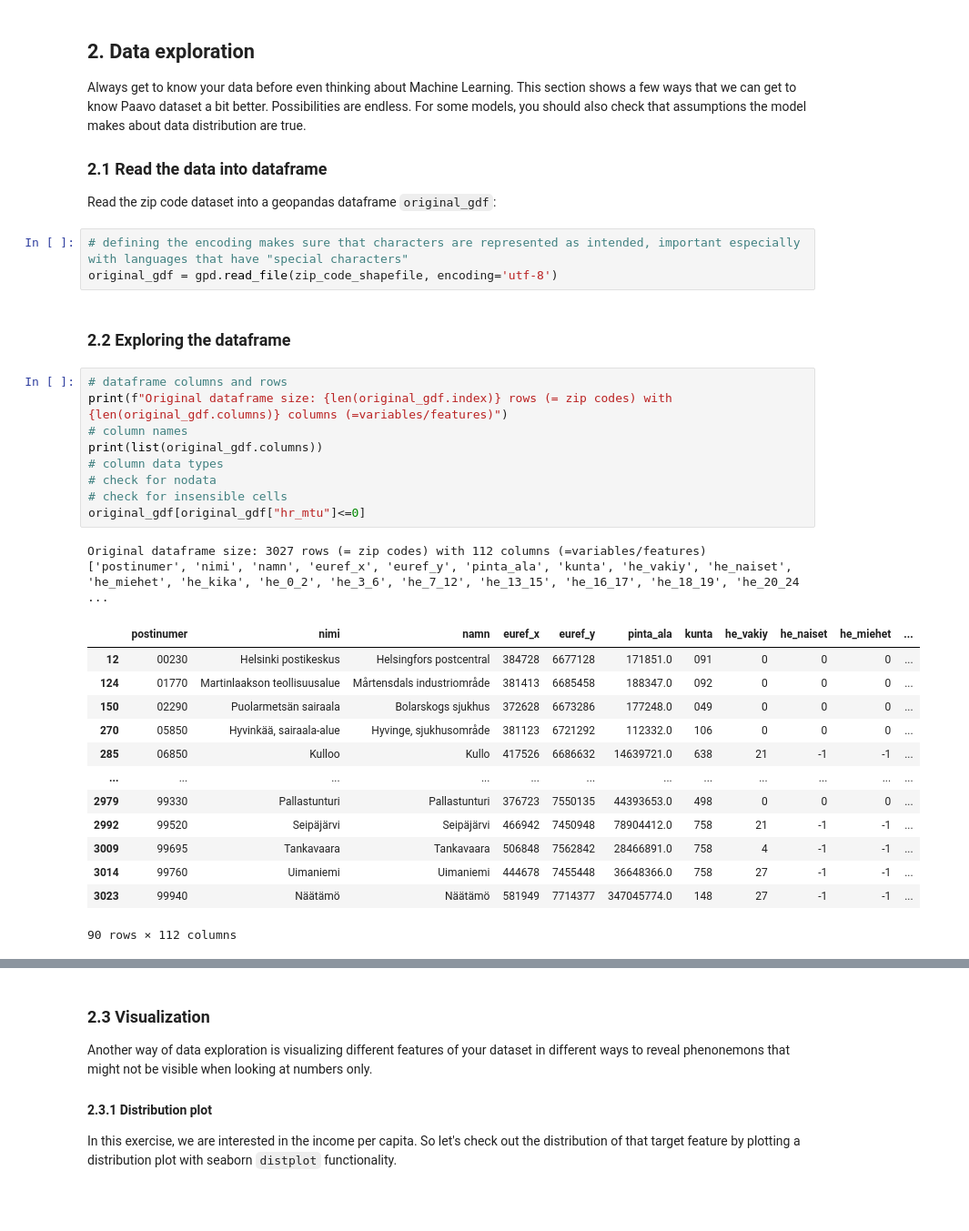
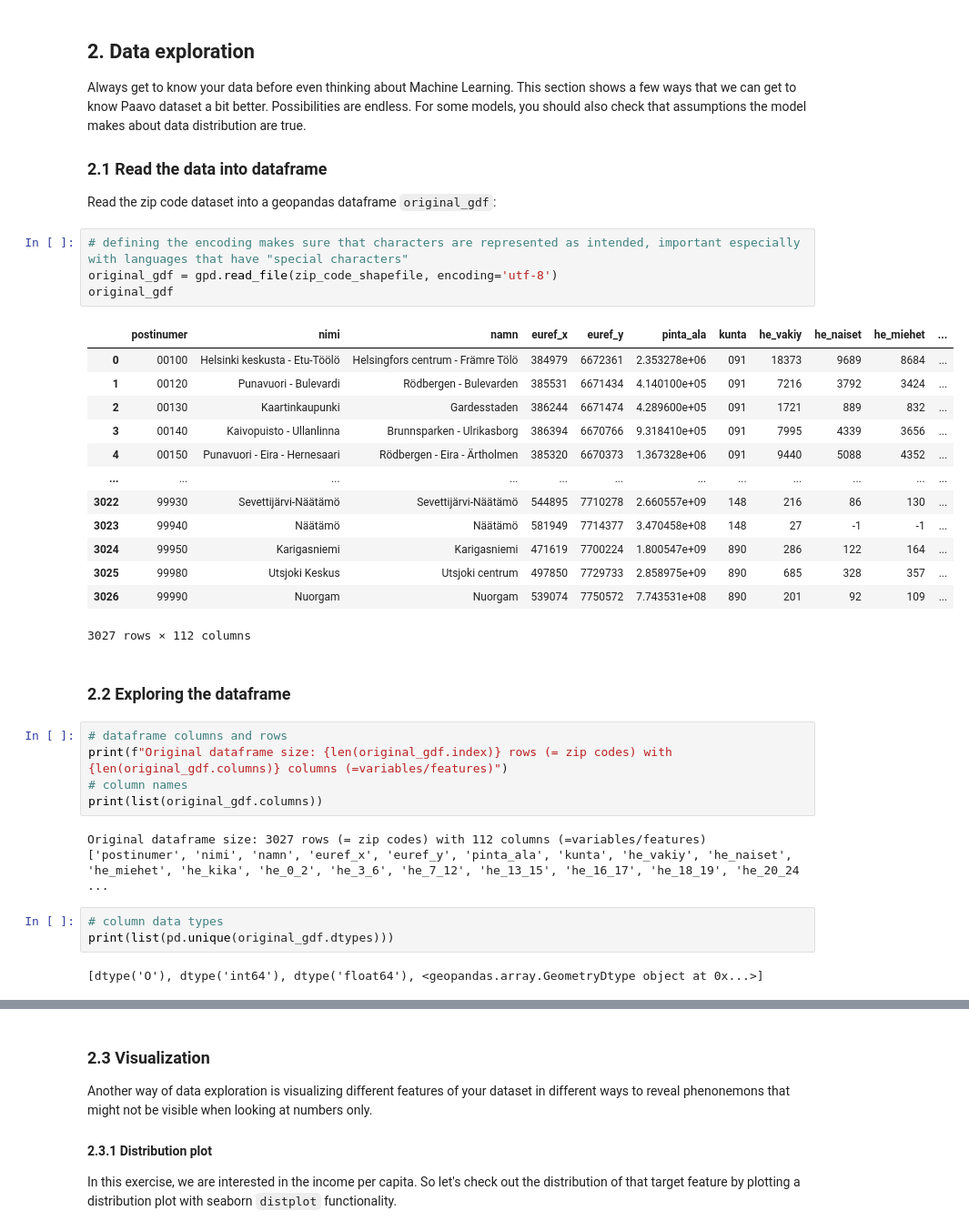
Before and after one commit to csc-training/GeoML, a Jupyter notebook: 02_vector_data_preparation/02_vector_preparation.ipynb, the cells around one changed output, grey strips where cells are left out. Shown at 91% size. Cells and saved outputs as stored; diff of their text form; blank space fills up the shorter version.

```diff
--- a/02_vector_data_preparation/02_vector_preparation.ipynb
+++ b/02_vector_data_preparation/02_vector_preparation.ipynb
@@ -203,6 +203,21 @@ Read the zip code dataset into a geopandas dataframe `original_gdf`:
 # %%
 # defining the encoding makes sure that characters are represented as intended, important especially with languages that have "special characters"
 original_gdf = gpd.read_file(zip_code_shapefile, encoding='utf-8')
+original_gdf
+# %% [output]
+|  | postinumer | nimi | namn | euref_x | euref_y | pinta_ala | kunta | he_vakiy | he_naiset | he_miehet | ... |
+| 0 | 00100 | Helsinki keskusta - Etu-Töölö | Helsingfors centrum - Främre Tölö | 384979 | 6672361 | 2.353278e+06 | 091 | 18373 | 9689 | 8684 | ... |
+| 1 | 00120 | Punavuori - Bulevardi | Rödbergen - Bulevarden | 385531 | 6671434 | 4.140100e+05 | 091 | 7216 | 3792 | 3424 | ... |
+| 2 | 00130 | Kaartinkaupunki | Gardesstaden | 386244 | 6671474 | 4.289600e+05 | 091 | 1721 | 889 | 832 | ... |
+| 3 | 00140 | Kaivopuisto - Ullanlinna | Brunnsparken - Ulrikasborg | 386394 | 6670766 | 9.318410e+05 | 091 | 7995 | 4339 | 3656 | ... |
+| 4 | 00150 | Punavuori - Eira - Hernesaari | Rödbergen - Eira - Ärtholmen | 385320 | 6670373 | 1.367328e+06 | 091 | 9440 | 5088 | 4352 | ... |
+| ... | ... | ... | ... | ... | ... | ... | ... | ... | ... | ... | ... |
+| 3022 | 99930 | Sevettijärvi-Näätämö | Sevettijärvi-Näätämö | 544895 | 7710278 | 2.660557e+09 | 148 | 216 | 86 | 130 | ... |
+| 3023 | 99940 | Näätämö | Näätämö | 581949 | 7714377 | 3.470458e+08 | 148 | 27 | -1 | -1 | ... |
+| 3024 | 99950 | Karigasniemi | Karigasniemi | 471619 | 7700224 | 1.800547e+09 | 890 | 286 | 122 | 164 | ... |
+| 3025 | 99980 | Utsjoki Keskus | Utsjoki centrum | 497850 | 7729733 | 2.858975e+09 | 890 | 685 | 328 | 357 | ... |
+| 3026 | 99990 | Nuorgam | Nuorgam | 539074 | 7750572 | 7.743531e+08 | 890 | 201 | 92 | 109 | ... |
+3027 rows × 112 columns
 # %% [markdown]
 ### 2.2 Exploring the dataframe
 # %%
@@ -210,23 +225,11 @@ original_gdf = gpd.read_file(zip_code_shapefile, encoding='utf-8')
 print(f"Original dataframe size: {len(original_gdf.index)} rows (= zip codes) with {len(original_gdf.columns)} columns (=variables/features)")
 # column names
 print(list(original_gdf.columns))
-# column data types
-# check for nodata
-# check for insensible cells
-original_gdf[original_gdf["hr_mtu"]<=0]
 # %% [output]
 Original dataframe size: 3027 rows (= zip codes) with 112 columns (=variables/features)
 ['postinumer', 'nimi', 'namn', 'euref_x', 'euref_y', 'pinta_ala', 'kunta', 'he_vakiy', 'he_naiset', 'he_miehet', 'he_kika', 'he_0_2', 'he_3_6', 'he_7_12', 'he_13_15', 'he_16_17', 'he_18_19', 'he_20_24 ...
-|  | postinumer | nimi | namn | euref_x | euref_y | pinta_ala | kunta | he_vakiy | he_naiset | he_miehet | ... |
-| 12 | 00230 | Helsinki postikeskus | Helsingfors postcentral | 384728 | 6677128 | 171851.0 | 091 | 0 | 0 | 0 | ... |
-| 124 | 01770 | Martinlaakson teollisuusalue | Mårtensdals industriområde | 381413 | 6685458 | 188347.0 | 092 | 0 | 0 | 0 | ... |
-| 150 | 02290 | Puolarmetsän sairaala | Bolarskogs sjukhus | 372628 | 6673286 | 177248.0 | 049 | 0 | 0 | 0 | ... |
-| 270 | 05850 | Hyvinkää, sairaala-alue | Hyvinge, sjukhusområde | 381123 | 6721292 | 112332.0 | 106 | 0 | 0 | 0 | ... |
-| 285 | 06850 | Kulloo | Kullo | 417526 | 6686632 | 14639721.0 | 638 | 21 | -1 | -1 | ... |
-| ... | ... | ... | ... | ... | ... | ... | ... | ... | ... | ... | ... |
-| 2979 | 99330 | Pallastunturi | Pallastunturi | 376723 | 7550135 | 44393653.0 | 498 | 0 | 0 | 0 | ... |
-| 2992 | 99520 | Seipäjärvi | Seipäjärvi | 466942 | 7450948 | 78904412.0 | 758 | 21 | -1 | -1 | ... |
-| 3009 | 99695 | Tankavaara | Tankavaara | 506848 | 7562842 | 28466891.0 | 758 | 4 | -1 | -1 | ... |
-| 3014 | 99760 | Uimaniemi | Uimaniemi | 444678 | 7455448 | 36648366.0 | 758 | 27 | -1 | -1 | ... |
-| 3023 | 99940 | Näätämö | Näätämö | 581949 | 7714377 | 347045774.0 | 148 | 27 | -1 | -1 | ... |
-90 rows × 112 columns
+# %%
+# column data types
+print(list(pd.unique(original_gdf.dtypes)))
+# %% [output]
+[dtype('O'), dtype('int64'), dtype('float64'), <geopandas.array.GeometryDtype object at 0x...>]
```
Also changed, not shown: parts of 18 cells of this notebook, 1 other file.
